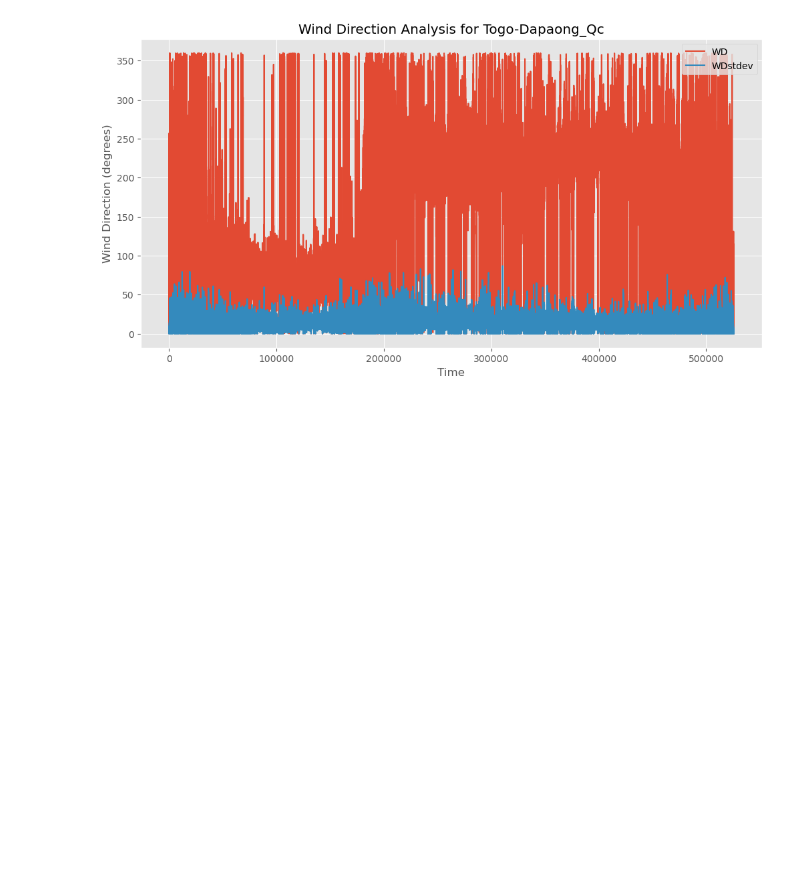
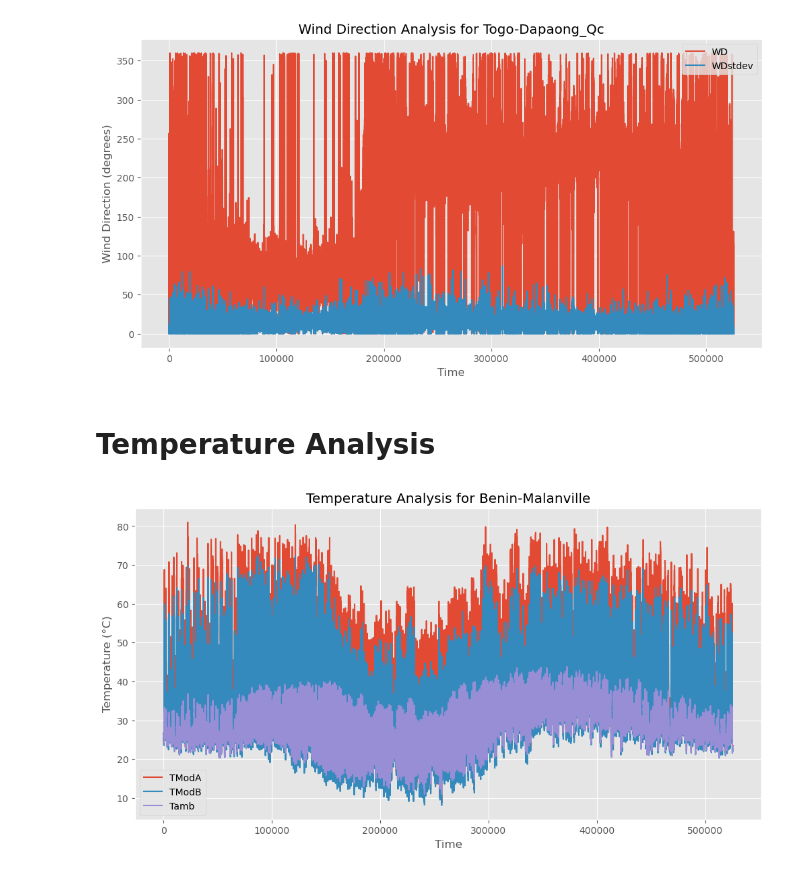
Before and after one commit to nebiyu-ethio/SolarData-Analysis, a Jupyter notebook: notebooks/EDA.ipynb, the cells around one changed output. Drawn from its saved outputs; the diff is of its cells as text; code cells hidden in the pictures; blank space fills up the shorter version.

Commit message:
Temperature Analysis

```diff
--- a/notebooks/EDA.ipynb
+++ b/notebooks/EDA.ipynb
@@ -578,3 +578,13 @@ plt.ylabel('Wind Direction (degrees)')
 plt.show()
 # %% [output]
 [figure]
+# %% [markdown]
+# Temperature Analysis
+# %%
+df[['TModA', 'TModB', 'Tamb']].plot(figsize=(12, 6))
+plt.title('Temperature Analysis for Benin-Malanville')
+plt.xlabel('Time')
+plt.ylabel('Temperature (°C)')
+plt.show()
+# %% [output]
+[figure, added]
```
Also changed, not shown: parts of 6 cells of this notebook.
